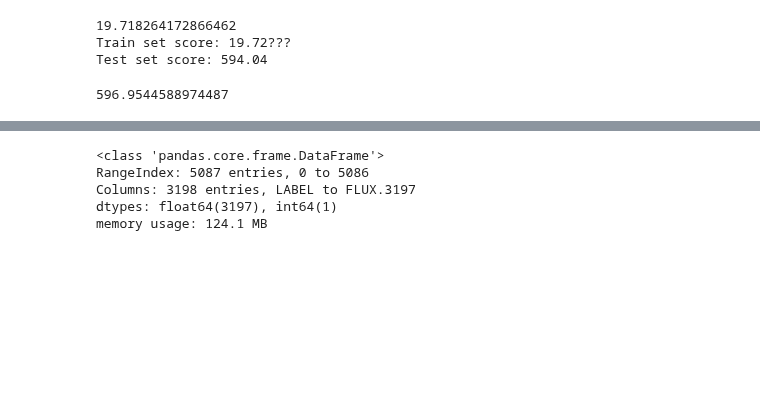
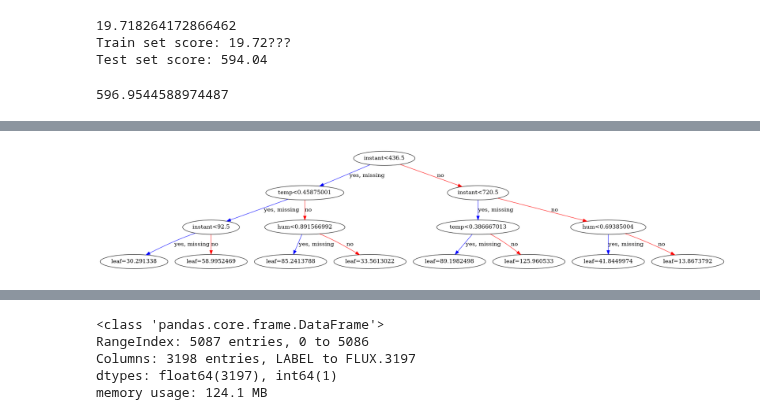
Before and after one commit to omdgit/Hands-On-Gradient-Boosting-with-XGBoost-and-Scikit-learn, a Jupyter notebook: Chapter04/Gradient_Boosting.ipynb, the cells around one changed output, grey strips where cells are left out. Saved outputs shown, nothing was run; the diff lists cells and outputs as text; code cells hidden in the pictures; blank space fills up the shorter version.

Commit message:
added xgboost tree plot

```diff
--- a/Chapter04/Gradient_Boosting.ipynb
+++ b/Chapter04/Gradient_Boosting.ipynb
@@ -300,3 +300,12 @@ MSE(y_test, y_pred)**0.5
+# %%
+# plot decision tree
+from xgboost import plot_tree
+
+plot_tree(xg_reg, num_trees=1)
+fig = plt.gcf()
+fig.set_size_inches(30, 30)
+# %% [output]
+[figure, added]
 # %%
 df = pd.read_csv('exoplanets.csv')
 df.head()
```
Also changed, not shown: parts of 1 cell of this notebook.
